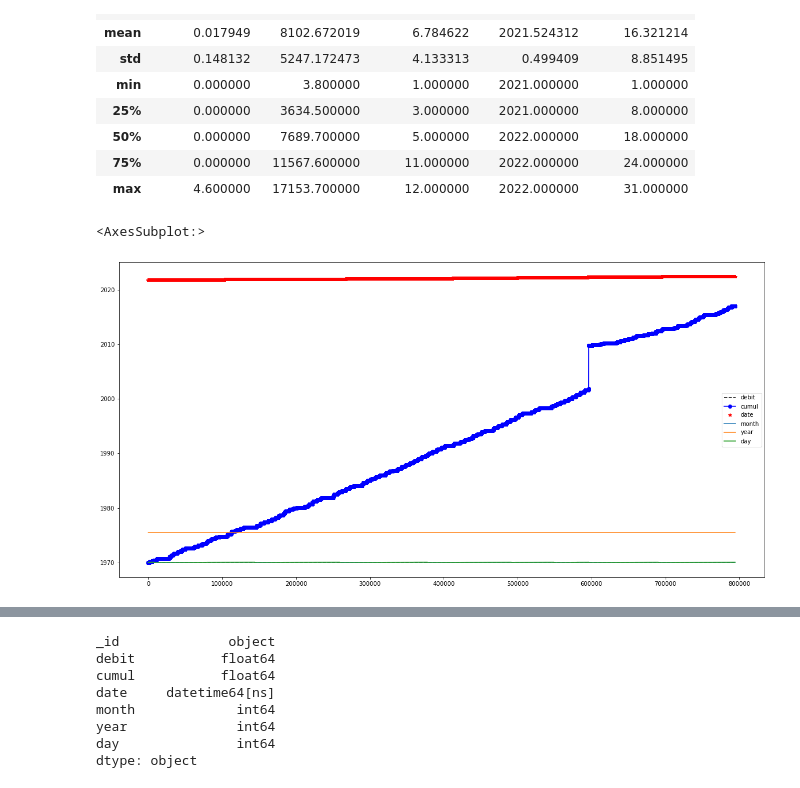
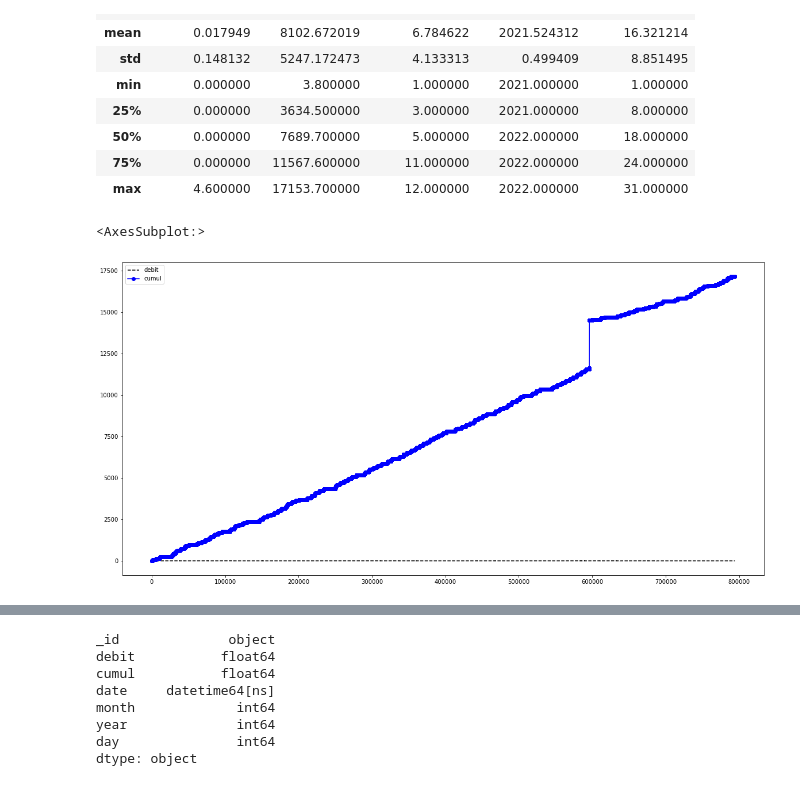
Before and after one commit to Cyrine-afk/Water-Consumption, a Jupyter notebook: Water DB.ipynb, the cells around one changed output, grey strips where cells are left out. Saved outputs shown, nothing was run; the diff lists cells and outputs as text; code cells hidden in the pictures.

```diff
--- a/Water DB.ipynb
+++ b/Water DB.ipynb
@@ -553,7 +553,7 @@ water_json_subset.describe()
 | 75% | 0.000000 | 11567.600000 | 11.000000 | 2022.000000 | 24.000000 |
 | max | 4.600000 | 17153.700000 | 12.000000 | 2022.000000 | 31.000000 |
 # %%
-water_json_subset.plot(style=['k--', 'bo-', 'r*'],figsize=(20, 10))
+water_json_subset[['debit','cumul']].plot(style=['k--', 'bo-', 'r*'],figsize=(20, 10))
 # %% [output]
 <AxesSubplot:>
-[figure, old version]
+[figure, new version]
```
Also changed, not shown: parts of 7 cells of this notebook.
